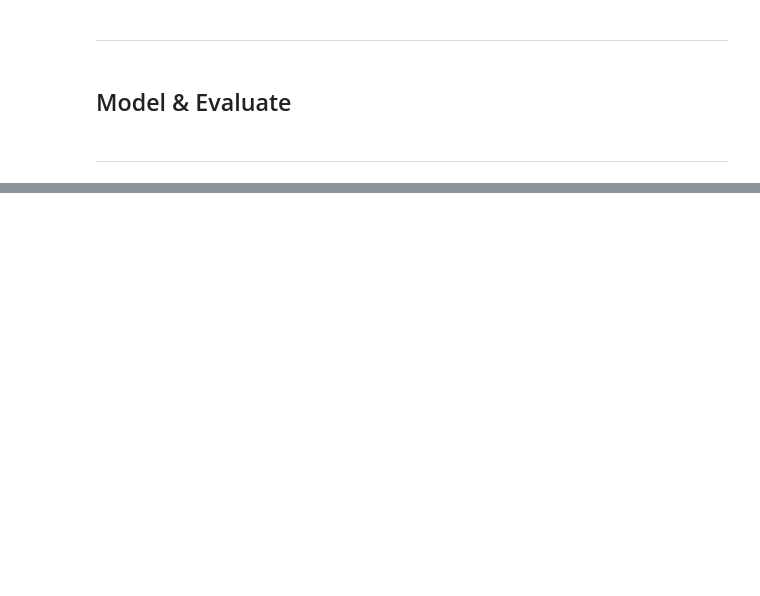
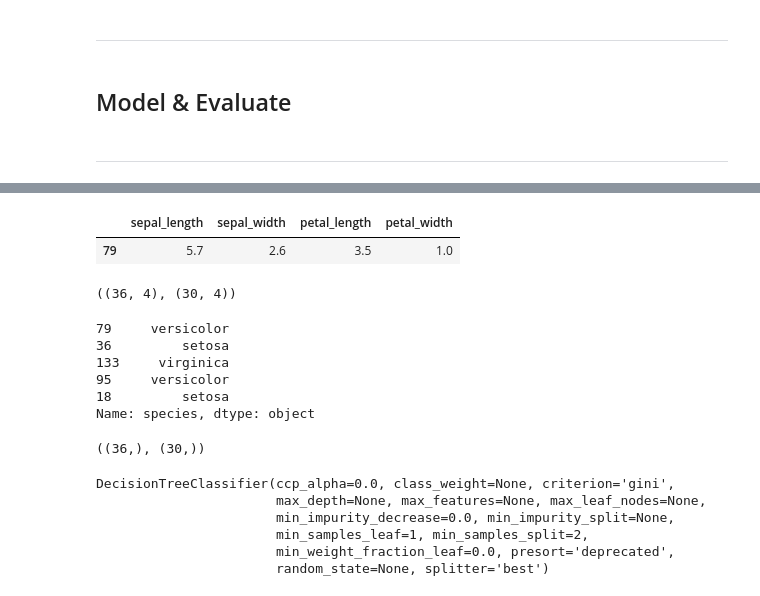
Before and after one commit to faithkane3/example_classification_project, a Jupyter notebook: final_report_iris.ipynb, the cells around one changed output, grey strips where cells are left out. Drawn from its saved outputs; the diff is of its cells as text; code cells hidden in the pictures; blank space fills up the shorter version.

```diff
--- a/final_report_iris.ipynb
+++ b/final_report_iris.ipynb
@@ -237,0 +319,32 @@ versicolor = train[train['species'] == 'versicolor']
+# %%
+# Define X_train.
+X_train = train.drop(columns=['species', 'sepal_area', 'petal_area'])
+X_train.head(1)
+# %% [output]
+|  | sepal_length | sepal_width | petal_length | petal_width |
+| 79 | 5.7 | 2.6 | 3.5 | 1.0 |
+# %%
+# Define X_val and X_test
+X_val = validate.drop(columns='species')
+X_test = test.drop(columns='species')
+X_val.shape, X_test.shape
+# %% [output]
+((36, 4), (30, 4))
+# %%
+# Define y_train
+y_train = train.species
+y_train.head()
+# %% [output]
+79     versicolor
+36         setosa
+133     virginica
+95     versicolor
+18         setosa
+Name: species, dtype: object
+# %%
+# Define y_val and y_test
+y_val = validate.species
+y_test = test.species
+y_val.shape, y_test.shape
+# %% [output]
+((36,), (30,))
@@ -237,0 +354,10 @@ versicolor = train[train['species'] == 'versicolor']
+# %%
+# Fit the model on my X and y train.
+dt_model1.fit(X_train, y_train)
+# %% [output]
+DecisionTreeClassifier(ccp_alpha=0.0, class_weight=None, criterion='gini',
+                       max_depth=None, max_features=None, max_leaf_nodes=None,
+                       min_impurity_decrease=0.0, min_impurity_split=None,
+                       min_samples_leaf=1, min_samples_split=2,
+                       min_weight_fraction_leaf=0.0, presort='deprecated',
+                       random_state=None, splitter='best')
```
Also changed, not shown: parts of 29 cells of this notebook, 2 other files.
